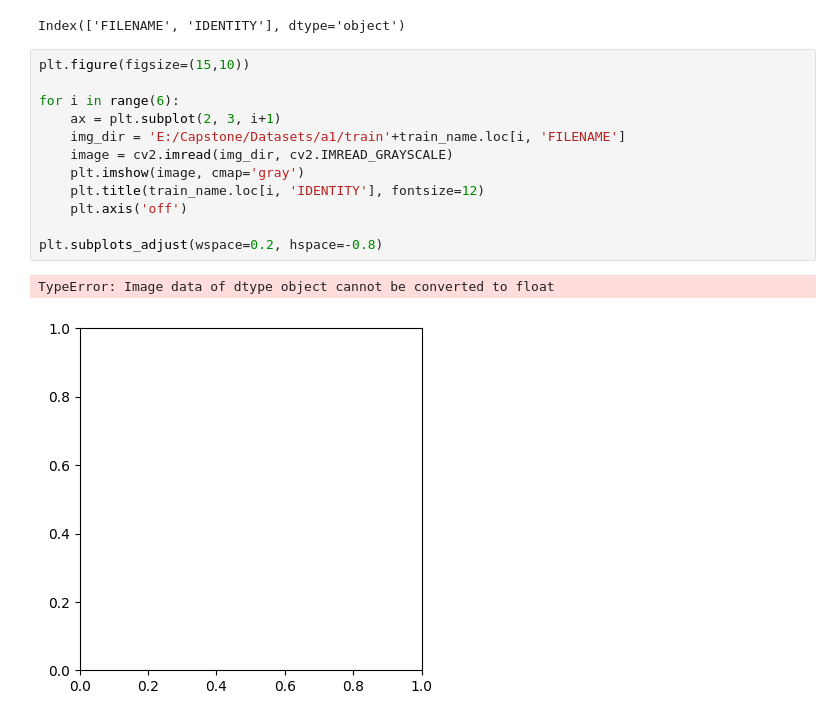
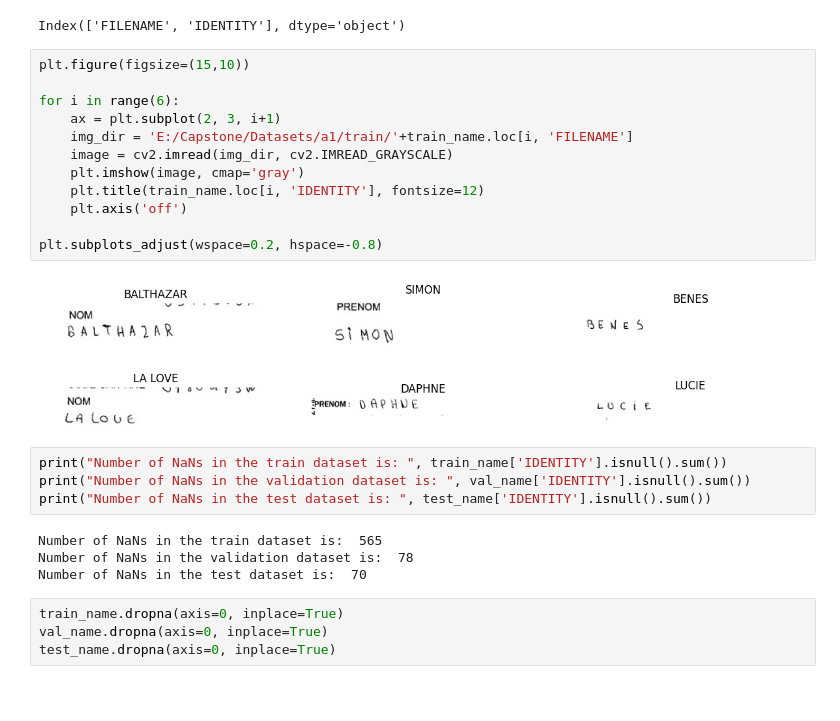
Before and after one commit to Lalithmadhav/Capstone, a Jupyter notebook: Software/Model.ipynb, the cells around one changed output. Cells and saved outputs as stored; diff of their text form; blank space fills up the shorter version.

```diff
--- a/Software/Model.ipynb
+++ b/Software/Model.ipynb
@@ -96,15 +96,26 @@ Index(['FILENAME', 'IDENTITY'], dtype='object')
 # %%
 plt.figure(figsize=(15,10))
 
 for i in range(6):
     ax = plt.subplot(2, 3, i+1)
-    img_dir = 'E:/Capstone/Datasets/a1/train'+train_name.loc[i, 'FILENAME']
+    img_dir = 'E:/Capstone/Datasets/a1/train/'+train_name.loc[i, 'FILENAME']
     image = cv2.imread(img_dir, cv2.IMREAD_GRAYSCALE)
     plt.imshow(image, cmap='gray')
     plt.title(train_name.loc[i, 'IDENTITY'], fontsize=12)
     plt.axis('off')
 
 plt.subplots_adjust(wspace=0.2, hspace=-0.8)
 # %% [output]
-TypeError: Image data of dtype object cannot be converted to float
-[figure, old version]
+[figure, new version]
+# %%
+print("Number of NaNs in the train dataset is: ", train_name['IDENTITY'].isnull().sum())
+print("Number of NaNs in the validation dataset is: ", val_name['IDENTITY'].isnull().sum())
+print("Number of NaNs in the test dataset is: ", test_name['IDENTITY'].isnull().sum())
+# %% [output]
+Number of NaNs in the train dataset is:  565
+Number of NaNs in the validation dataset is:  78
+Number of NaNs in the test dataset is:  70
+# %%
+train_name.dropna(axis=0, inplace=True)
+val_name.dropna(axis=0, inplace=True)
+test_name.dropna(axis=0, inplace=True)
```
Also changed, not shown: parts of 10 cells of this notebook.
